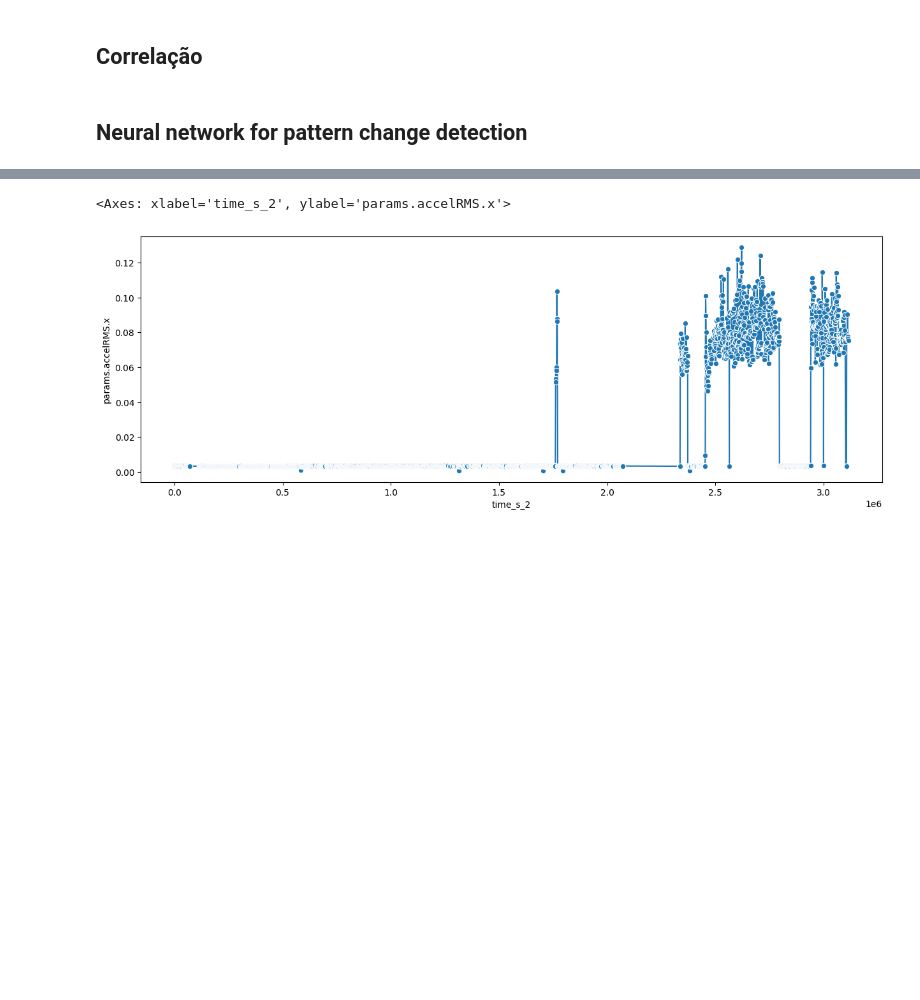
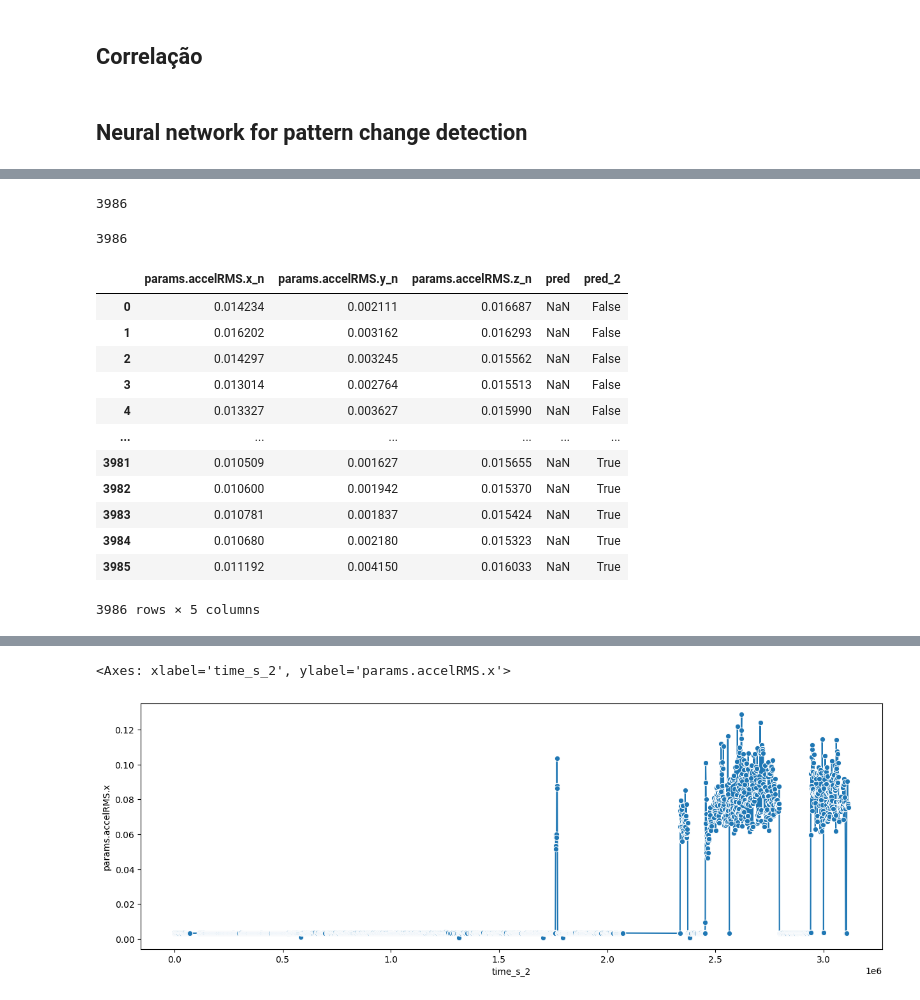
Before and after one commit to Leadz-wu/trac_test, a Jupyter notebook: test_2 _nn.ipynb, the cells around one changed output, grey strips where cells are left out. Drawn from its saved outputs; the diff is of its cells as text; code cells hidden in the pictures; blank space fills up the shorter version.

```diff
--- a/test_2 _nn.ipynb
+++ b/test_2 _nn.ipynb
@@ -368,0 +368,28 @@ loss = np.clip(loss,0,np.median(loss)*2)
+# %%
+len(loss)
+# %% [output]
+3986
+# %%
+len(aux)
+# %% [output]
+3986
+# %%
+aux = aux.reset_index(drop=True)
+aux['pred'] = loss
+aux['pred'] = aux['pred'].shift(-1)
+aux['pred'] = np.where(aux['pred']>0.04, aux['params.accelRMS.x_n'], np.nan)
+aux
+# %% [output]
+|  | params.accelRMS.x_n | params.accelRMS.y_n | params.accelRMS.z_n | pred | pred_2 |
+| 0 | 0.014234 | 0.002111 | 0.016687 | NaN | False |
+| 1 | 0.016202 | 0.003162 | 0.016293 | NaN | False |
+| 2 | 0.014297 | 0.003245 | 0.015562 | NaN | False |
+| 3 | 0.013014 | 0.002764 | 0.015513 | NaN | False |
+| 4 | 0.013327 | 0.003627 | 0.015990 | NaN | False |
+| ... | ... | ... | ... | ... | ... |
+| 3981 | 0.010509 | 0.001627 | 0.015655 | NaN | True |
+| 3982 | 0.010600 | 0.001942 | 0.015370 | NaN | True |
+| 3983 | 0.010781 | 0.001837 | 0.015424 | NaN | True |
+| 3984 | 0.010680 | 0.002180 | 0.015323 | NaN | True |
+| 3985 | 0.011192 | 0.004150 | 0.016033 | NaN | True |
+3986 rows × 5 columns
```
Also changed, not shown: parts of 15 cells of this notebook.
